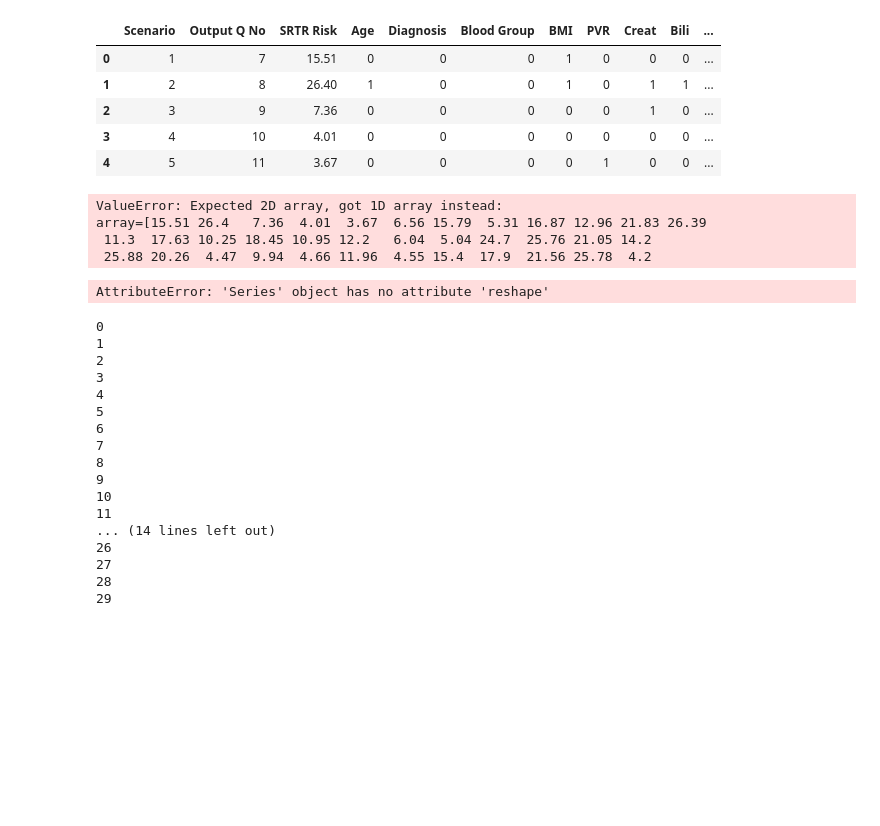
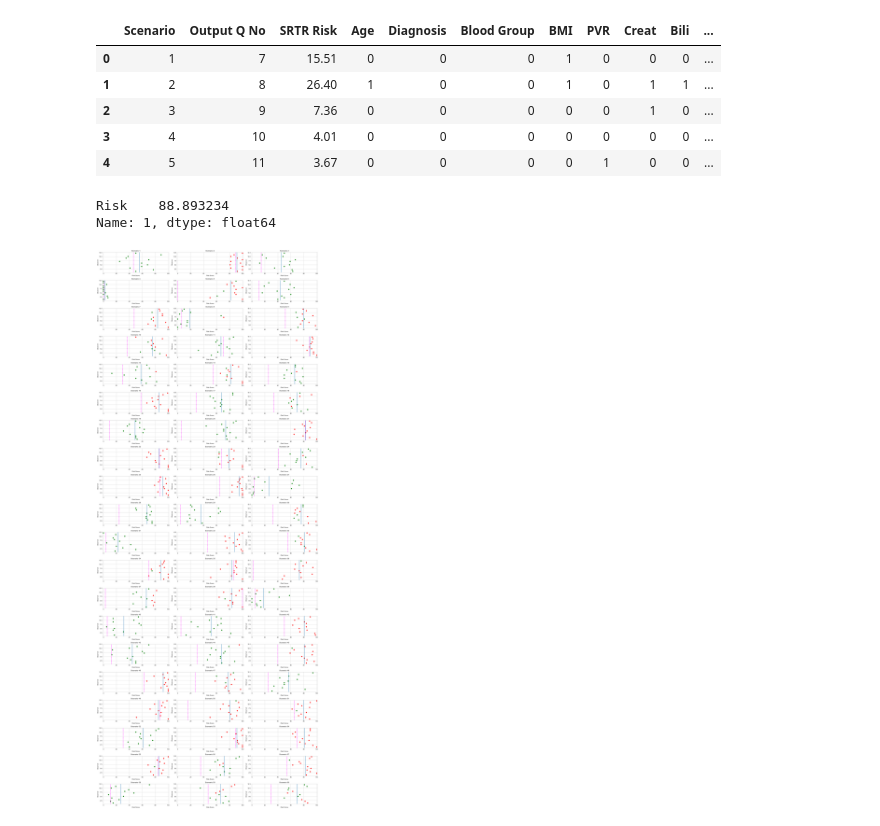
Before and after one commit to peterjmartinson/heart-survey, a Jupyter notebook: Survey.ipynb, the cells around one changed output. Saved outputs shown, nothing was run; the diff lists cells and outputs as text; code cells hidden in the pictures; blank space fills up the shorter version.

Commit message:
Add SRTR score to scenario graphs
1. Make the plotting into a reusable function
2. Add scaled (1-100) SRTR risk to each plot.

```diff
--- a/Survey.ipynb
+++ b/Survey.ipynb
@@ -141,38 +115,40 @@ survey_key.head()
 | 4 | 5 | 11 | 3.67 | 0 | 0 | 0 | 0 | 1 | 0 | 0 | ... |
 # %%
 from sklearn.preprocessing import MinMaxScaler
+srtr_risk = pd.DataFrame(survey_key["SRTR Risk"])
 scaler = MinMaxScaler(feature_range=(0,100))
-print(scaler.fit(survey_key["SRTR Risk"]))
+scaled_srtr_risk = scaler.fit_transform(srtr_risk)
+scaled_srtr_risk = pd.DataFrame(scaled_srtr_risk, columns=['Risk'])
+scaled_srtr_risk.iloc[1]
 # %% [output]
-ValueError: Expected 2D array, got 1D array instead:
-array=[15.51 26.4   7.36  4.01  3.67  6.56 15.79  5.31 16.87 12.96 21.83 26.39
- 11.3  17.63 10.25 18.45 10.95 12.2   6.04  5.04 24.7  25.76 21.05 14.2
- 25.88 20.26  4.47  9.94  4.66 11.96  4.55 15.4  17.9  21.56 25.78  4.2
+Risk    88.893234
+Name: 1, dtype: float64
-# %%
-survey_key['SRTR Risk'].reshape(-1,1)
-# %% [output]
-AttributeError: 'Series' object has no attribute 'reshape'
-# %%
-for i in range(30):
-    print(i)
-# %% [output]
-0
-1
-2
-3
-4
-5
-6
-7
-8
-9
-10
-11
-... (14 lines left out)
-26
-27
-28
-29
+# %%
+## Plot the results of each scenario plus their mean
+
+def plotAllScenarios(risk, verdict, srtr):
+    plt.rcParams['figure.figsize'] = [20, 50]
+    fig, axs = plt.subplots(20, 3)
+    observer = risk.index.values + 1
+    colors = verdict
+    colors[colors == 'Yes'] = 'green'
+    colors[colors == 'No'] = 'red'
+    question_number = 0
+    for i in range(20):
+        for j in range(3):
+            axs[i, j].set_xlim([-1, 101])
+            axs[i, j].scatter(risk[question_number], observer, color=colors[question_number])
+            axs[i, j].axvline(x=risk[question_number].mean())
+            axs[i, j].set_title(f'Scenario {question_number + 1}')
+            axs[i, j].set_ylabel('Observer')
+            axs[i, j].set_xlabel('Risk Score')
+            axs[i, j].axvline(srtr.iloc[question_number].values, color='magenta', linestyle='--')
+            question_number += 1
+    plt.tight_layout()
+
+plotAllScenarios(risk, waitlist, scaled_srtr_risk)
+# %% [output]
+[figure, added]
 # %%
 ## Total sum of squares = Sigma (yi - ymean)^2
 tss_noscore = []
```
Also changed, not shown: parts of 6 cells of this notebook, 1 other file.
